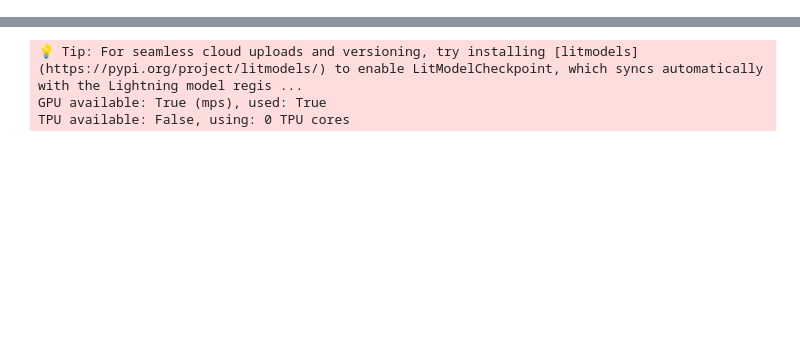
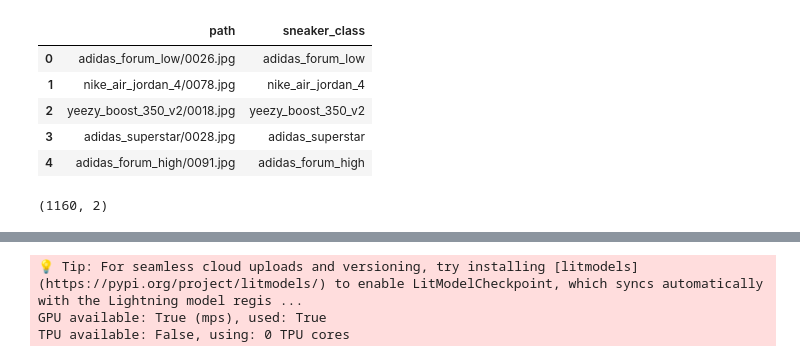
Before and after one commit to xan-d-or/sneakers-hse, a Jupyter notebook: notebooks/5-models/cnn.ipynb, the cells around one changed output, grey strips where cells are left out. Drawn from its saved outputs; the diff is of its cells as text; code cells hidden in the pictures; blank space fills up the shorter version.

```diff
--- a/notebooks/5-models/cnn.ipynb
+++ b/notebooks/5-models/cnn.ipynb
@@ -99 +48,13 @@ Dataframe size: 5796
+# %%
+test_df = pd.read_csv('../../data/01_raw/test_images.csv')
+
+display(test_df.head(), test_df.shape)
+# %% [output]
+|  | path | sneaker_class |
+| 0 | adidas_forum_low/0026.jpg | adidas_forum_low |
+| 1 | nike_air_jordan_4/0078.jpg | nike_air_jordan_4 |
+| 2 | yeezy_boost_350_v2/0018.jpg | yeezy_boost_350_v2 |
+| 3 | adidas_superstar/0028.jpg | adidas_superstar |
+| 4 | adidas_forum_high/0091.jpg | adidas_forum_high |
+(1160, 2)
 # %%
```
Also changed, not shown: parts of 19 cells of this notebook, 3 other files.
